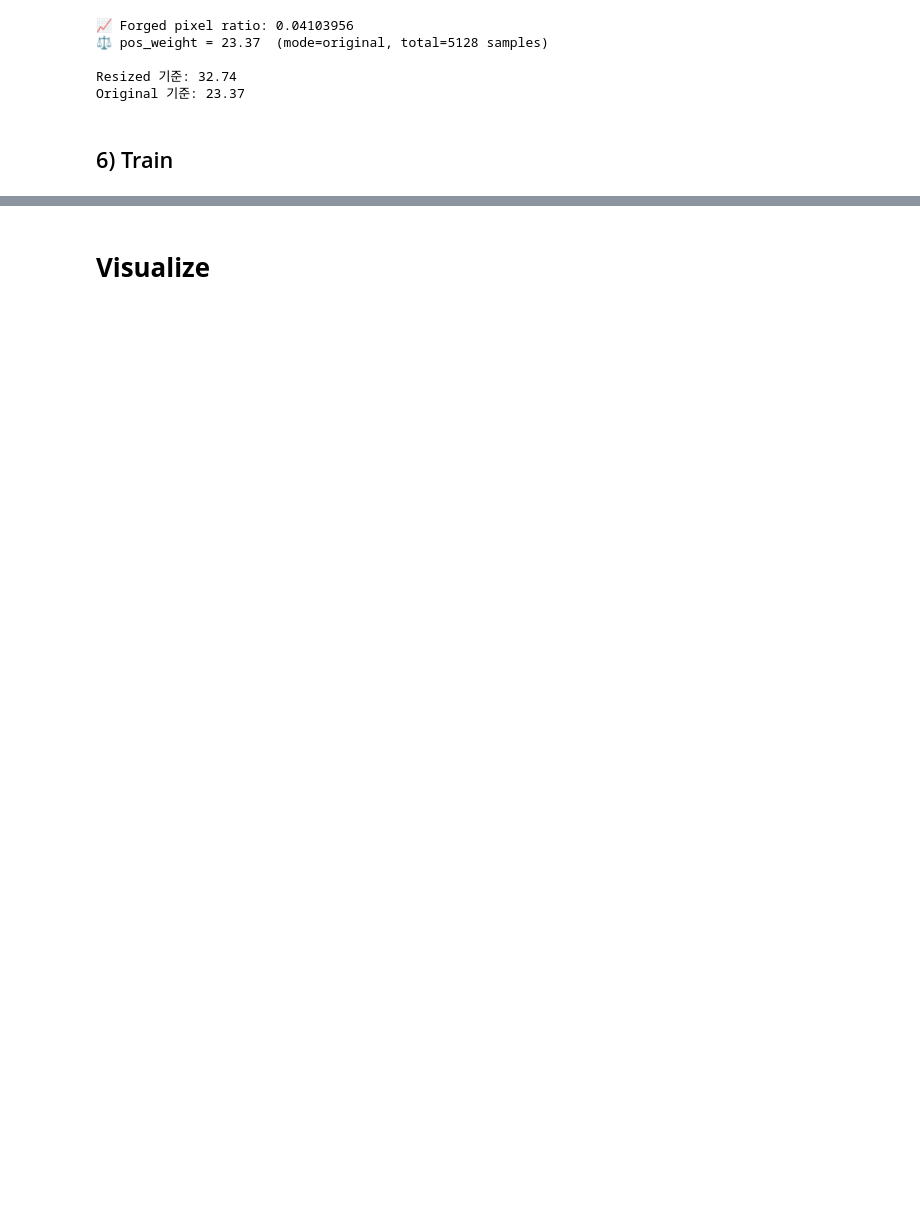
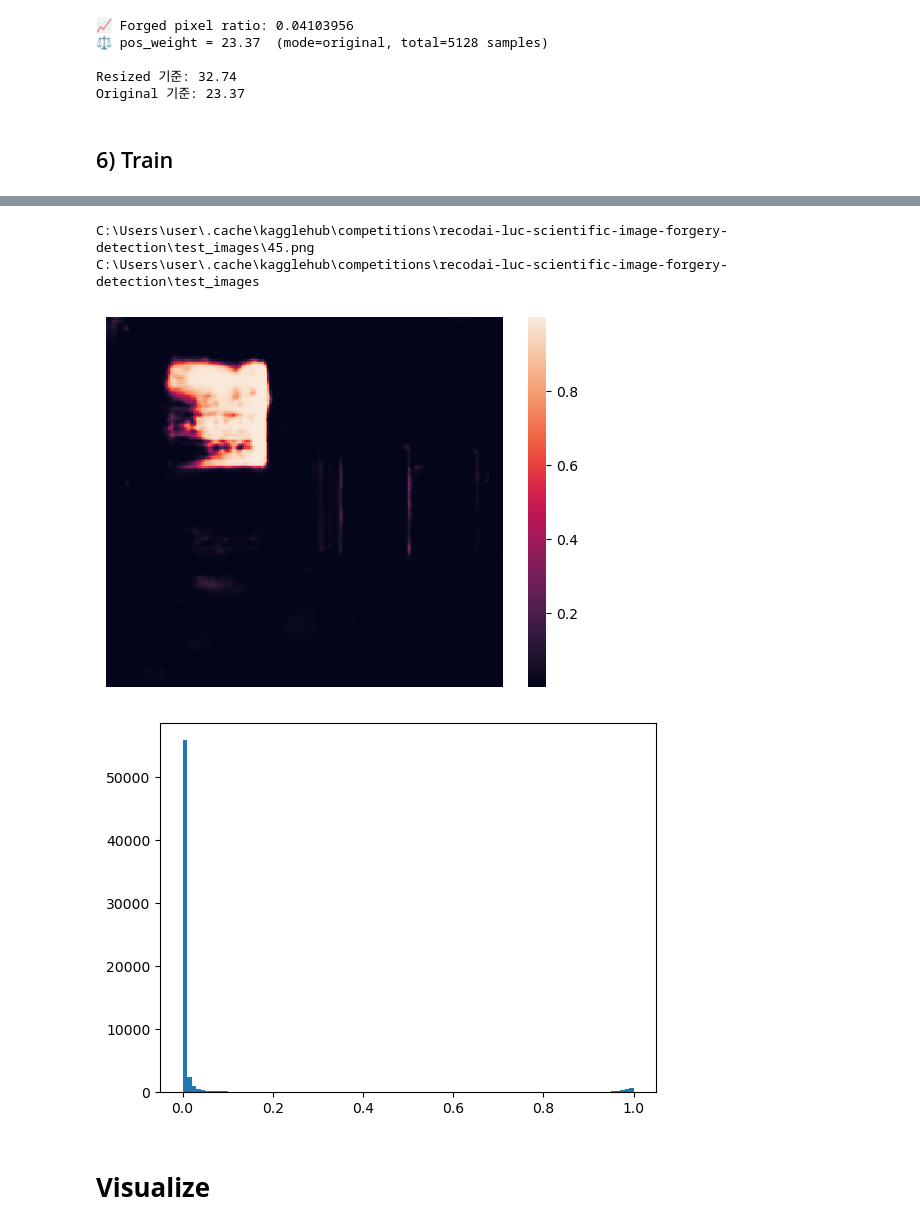
Before and after one commit to sdsdsdsdaf/Recod.ai, a Jupyter notebook: Recod_ai_SimpleUNet.ipynb, the cells around one changed output, grey strips where cells are left out. Drawn from its saved outputs; the diff is of its cells as text; code cells hidden in the pictures; blank space fills up the shorter version.

```diff
--- a/Recod_ai_SimpleUNet.ipynb
+++ b/Recod_ai_SimpleUNet.ipynb
@@ -36,6 +43,8 @@ WARNING: Ignoring invalid distribution -andas (c:\users\user\anaconda3\envs\pyto
 # NOTEBOOK.
 
 recodai_luc_scientific_image_forgery_detection_path = kagglehub.competition_download('recodai-luc-scientific-image-forgery-detection')
+aikim12345689_smp_unet_pytorch_smp2_4_path = kagglehub.model_download('aikim12345689/smp-unet/PyTorch/smp2/4')
+
 
 print('Data source import complete.')
 # %% [output]
@@ -294,6 +450,7 @@ import os
 COMP_DIR = recodai_luc_scientific_image_forgery_detection_path
 TEST_DIR = os.path.join(COMP_DIR, "test_images")
 TRAIN_DIR = os.path.join(COMP_DIR, "train_images")
+MODEL_PATH = os.path.join(aikim12345689_smp_unet_pytorch_smp2_4_path, "SMP_UNet.pth")
 
 # Output
 OUT_DIR = "/kaggle/working"
@@ -334,7 +491,9 @@ NUM_WORKERS = 4 if torch.cuda.is_available() and "Windows" not in platform.platf
 print("COMP_DIR: ", COMP_DIR)
 print("TEST_DIR: ", TEST_DIR)
 print("TRAIN_DIR: ", TRAIN_DIR)
+print("MODEL_PATH: ", MODEL_PATH)
 print("SUB_PATH: ", SUB_PATH)
+print("MODEL_PATH is exists: ", os.path.exists(MODEL_PATH))
 # %% [output]
 COMP_DIR:  C:\Users\user\.cache\kagglehub\competitions\recodai-luc-scientific-image-forgery-detection
 TEST_DIR:  C:\Users\user\.cache\kagglehub\competitions\recodai-luc-scientific-image-forgery-detection\test_images
@@ -846,11 +1010,16 @@ if __name__ == "__main__":
 
     optimizer = optimizer_cls(model.parameters(), lr=LR)
 
-    #Train
-    print(f"\n[3/5] Training for {NUM_EPOCHS} epochs...")
-    for epoch in range(NUM_EPOCHS):
-        loss = train_one_epoch(model, train_loader, optimizer, DEVICE)
-        print(f"Epoch {epoch + 1}/{NUM_EPOCHS} - TOTAL Loss: {loss['total_loss']:.4f} BCE Loss: {loss['bce_loss']:.4f} Dice Loss: {loss['dice_loss']}")
+    if os.path.exists(MODEL_PATH):
+        print(f"\nLoading pretrained model from {MODEL_PATH}...")
+        model.load_state_dict(torch.load(MODEL_PATH, map_location=DEVICE))
+    else:
+        print("\nNo pretrained model found, training from scratch.")
+        #Train
+        print(f"\n[3/5] Training for {NUM_EPOCHS} epochs...")
+        for epoch in range(NUM_EPOCHS):
+            loss = train_one_epoch(model, train_loader, optimizer, DEVICE)
+            print(f"Epoch {epoch + 1}/{NUM_EPOCHS} - TOTAL Loss: {loss['total_loss']:.4f} BCE Loss: {loss['bce_loss']:.4f} Dice Loss: {loss['dice_loss']}")
 
     # Save
     print("\n[4/5] Saving model...")
@@ -910,2 +1092,37 @@ KeyboardInterrupt:
+# %%
+import matplotlib.pyplot as plt
+import seaborn as sns
+
+with torch.no_grad():
+    img_path = os.path.join(TEST_DIR, "45.png")
+    print(img_path)
+    print(TEST_DIR)
+
+    img = cv2.imread(img_path)
+    original_size = img.shape[:2]
+    img = cv2.cvtColor(img, cv2.COLOR_BGR2RGB)
+    img_resized = cv2.resize(img, (IMG_SIZE, IMG_SIZE), interpolation=INTERPOLATION)
+
+    img_tensor = torch.from_numpy(img_resized.astype(np.float32) / 255.0)
+    img_tensor = img_tensor.permute(2, 0, 1).unsqueeze(0).contiguous()
+    img_tensor = img_tensor.to(DEVICE)
+
+    mask_pred = model(img_tensor)
+    mask_pred = torch.sigmoid(mask_pred)
+    mask_pred = mask_pred.squeeze().cpu().numpy()  # (H, W)
+
+sns.heatmap(mask_pred)
+plt.xticks([])  # x축 tick 제거
+plt.yticks([])  # y축 tick 제거
+plt.show()
+
+_ = plt.hist(mask_pred.ravel(), bins=100)
+
+_ = np.histogram(mask_pred.ravel(), bins=100)
+# %% [output]
+C:\Users\user\.cache\kagglehub\competitions\recodai-luc-scientific-image-forgery-detection\test_images\45.png
+C:\Users\user\.cache\kagglehub\competitions\recodai-luc-scientific-image-forgery-detection\test_images
+[figure, added]
+[figure, added]
 # %% [markdown]
 # **Visualize**
```
Also changed, not shown: parts of 10 cells of this notebook, 7 other files.
